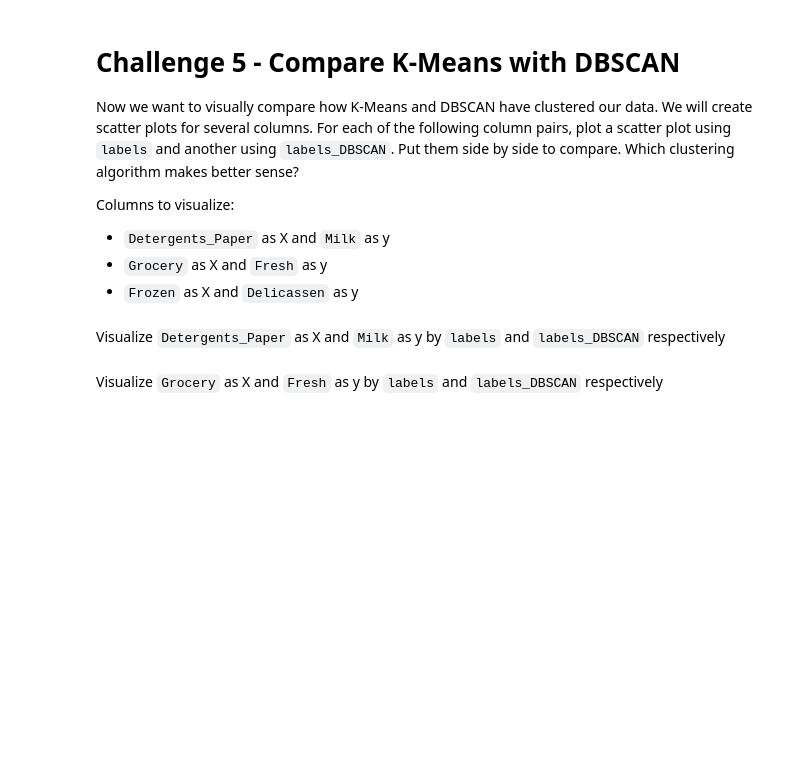
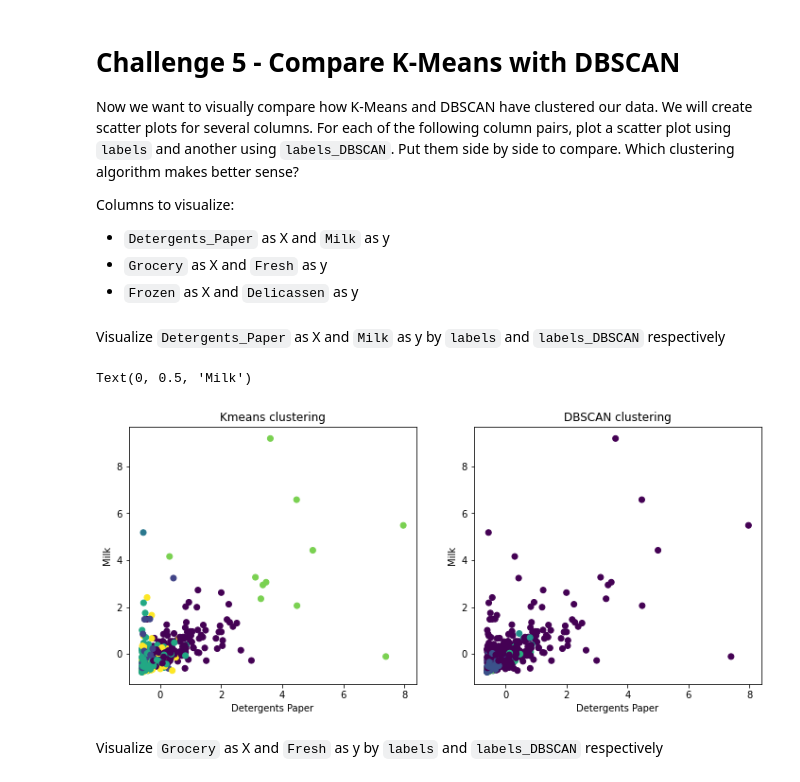
Before and after one commit to ironhack-datalabs/datamad0620, a Jupyter notebook: module-3/lab-unsupervised-learning/your-code/main.ipynb, the cells around one changed output. Drawn from its saved outputs; the diff is of its cells as text; code cells hidden in the pictures; blank space fills up the shorter version.

```diff
--- a/module-3/lab-unsupervised-learning/your-code/main.ipynb
+++ b/module-3/lab-unsupervised-learning/your-code/main.ipynb
@@ -115,5 +115,5 @@ Diverse value ranges in different features could cause issues in our clustering.
 # %%
 from sklearn.preprocessing import StandardScaler
 scaler=StandardScaler()
-fit=scaler.fit(customers)
-customers_scale=scaler.transform(customers)
+customers_scale=pd.DataFrame(scaler.fit_transform(customers), columns=customers.columns)
+customers_scale.head()
@@ -123,4 +130,6 @@ customers_scale=scaler.transform(customers)
 Now let's cluster the data with K-Means first. Initiate the K-Means model, then fit your scaled data. In the data returned from the `.fit` method, there is an attribute called `labels_` which is the cluster number assigned to each data record. What you can do is to assign these labels back to `customers` in a new column called `customers['labels']`. Then you'll see the cluster results of the original data.
 # %%
 # Your code here:
-fit.labels_
+from sklearn.cluster import KMeans
+fit=KMeans(n_clusters=6).fit(customers_scale)
+customers_scale["labels"]=fit.labels_
@@ -138,0 +163,5 @@ Now let's cluster the data using DBSCAN. Use `DBSCAN(eps=0.5)` to initiate the m
+# %%
+from sklearn.cluster import DBSCAN
+dbscan_model=DBSCAN(eps=0.5).fit(customers_scale)
+customers_scale["labels_DBSCAN"]=dbscan_model.labels_
+customers_scale.head()
@@ -157,2 +204,15 @@ Visualize `Detergents_Paper` as X and `Milk` as y by `labels` and `labels_DBSCAN
+# %%
+fig,ax=plt.subplots(1,2, figsize=(12,5))
+ax[0].scatter(customers_scale["Detergents_Paper"],customers_scale["Milk"],c=customers_scale["labels"])
+ax[0].set_title("Kmeans clustering")
+ax[0].set_xlabel("Detergents Paper")
+ax[0].set_ylabel("Milk")
+ax[1].scatter(customers_scale["Detergents_Paper"],customers_scale["Milk"],c=customers_scale["labels_DBSCAN"])
+ax[1].set_title("DBSCAN clustering")
+ax[1].set_xlabel("Detergents Paper")
+ax[1].set_ylabel("Milk")
+# %% [output]
+Text(0, 0.5, 'Milk')
+[figure, added]
 # %% [markdown]
 Visualize `Grocery` as X and `Fresh` as y by `labels` and `labels_DBSCAN` respectively
```
Also changed, not shown: parts of 29 cells of this notebook.
